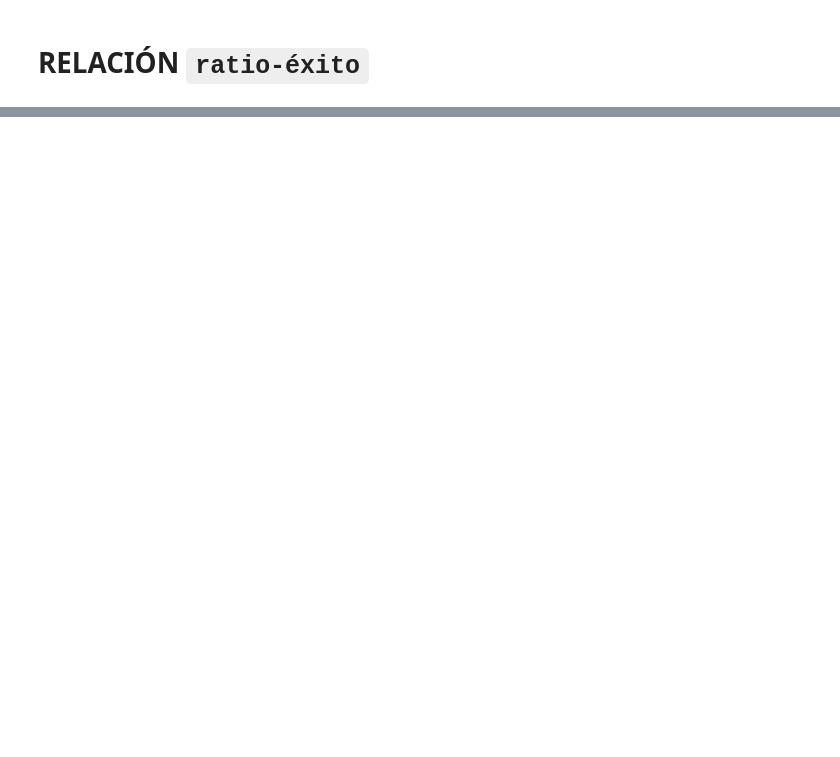
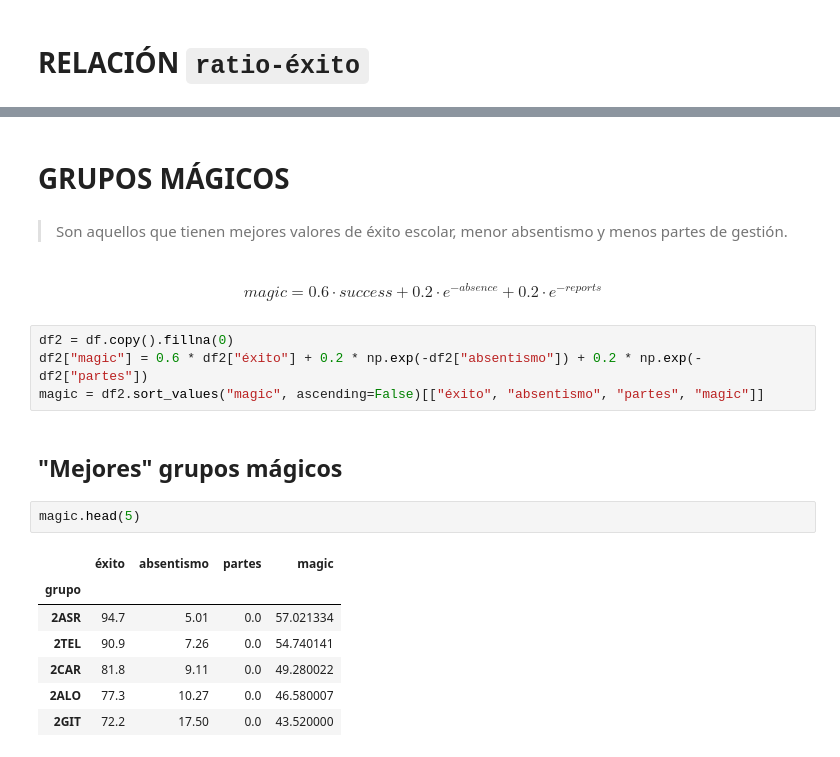
Before and after one commit to iespuertodelacruz/analitica, a Jupyter notebook: 2017-2018/eval1.ipynb, the cells around one changed output, grey strips where cells are left out. Saved outputs shown, nothing was run; the diff lists cells and outputs as text; blank space fills up the shorter version.

Commit message:
Magic groups

```diff
--- a/2017-2018/eval1.ipynb
+++ b/2017-2018/eval1.ipynb
@@ -235,0 +270,24 @@ df.sort_values("rate", ascending=False).tail(5)
+# %% [markdown]
+# GRUPOS MÁGICOS
+# %% [markdown]
+> Son aquellos que tienen mejores valores de éxito escolar, menor absentismo y menos partes de gestión.
+# %% [markdown]
+\begin{equation}
+magic = 0.6 · success + 0.2 · e^{-absence} + 0.2 · e^{-reports}
+\end{equation}
+# %%
+df2 = df.copy().fillna(0)
+df2["magic"] = 0.6 * df2["éxito"] + 0.2 * np.exp(-df2["absentismo"]) + 0.2 * np.exp(-df2["partes"])
+magic = df2.sort_values("magic", ascending=False)[["éxito", "absentismo", "partes", "magic"]]
+# %% [markdown]
+## "Mejores" grupos mágicos
+# %%
+magic.head(5)
+# %% [output]
+|  | éxito | absentismo | partes | magic |
+| grupo |  |  |  |  |
+| 2ASR | 94.7 | 5.01 | 0.0 | 57.021334 |
+| 2TEL | 90.9 | 7.26 | 0.0 | 54.740141 |
+| 2CAR | 81.8 | 9.11 | 0.0 | 49.280022 |
+| 2ALO | 77.3 | 10.27 | 0.0 | 46.580007 |
+| 2GIT | 72.2 | 17.50 | 0.0 | 43.520000 |
```
Also changed, not shown: parts of 33 cells of this notebook, 1 other file.
